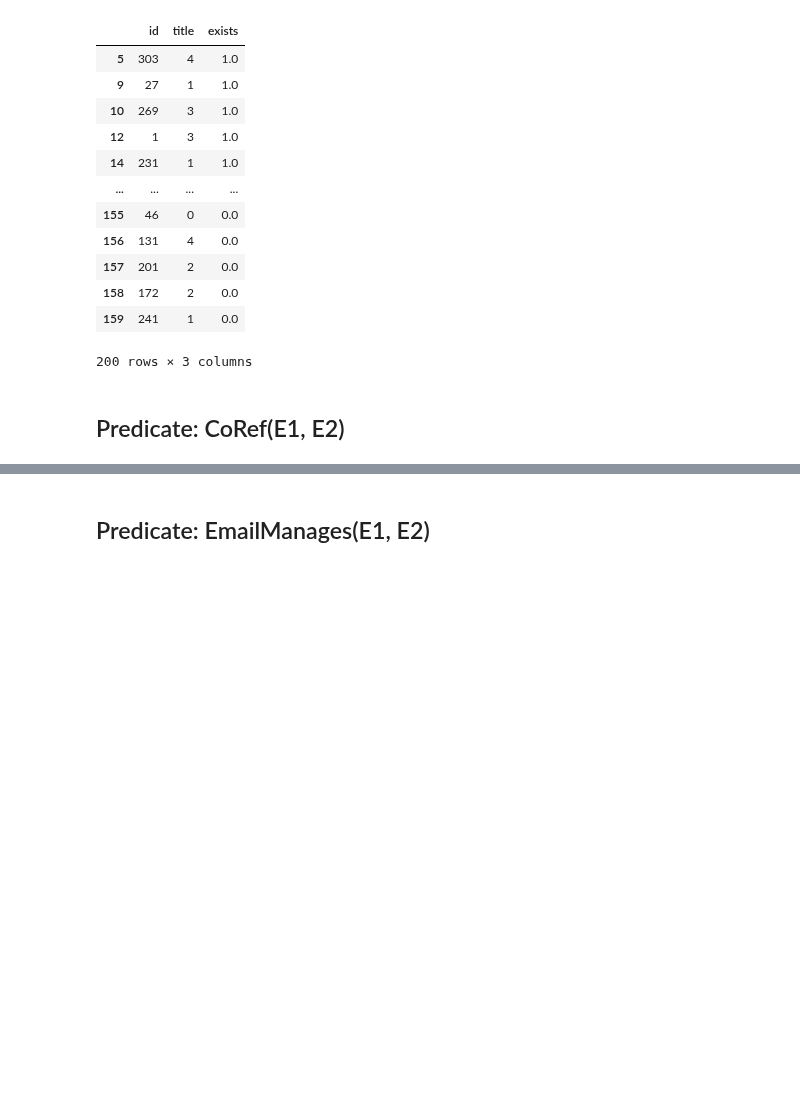
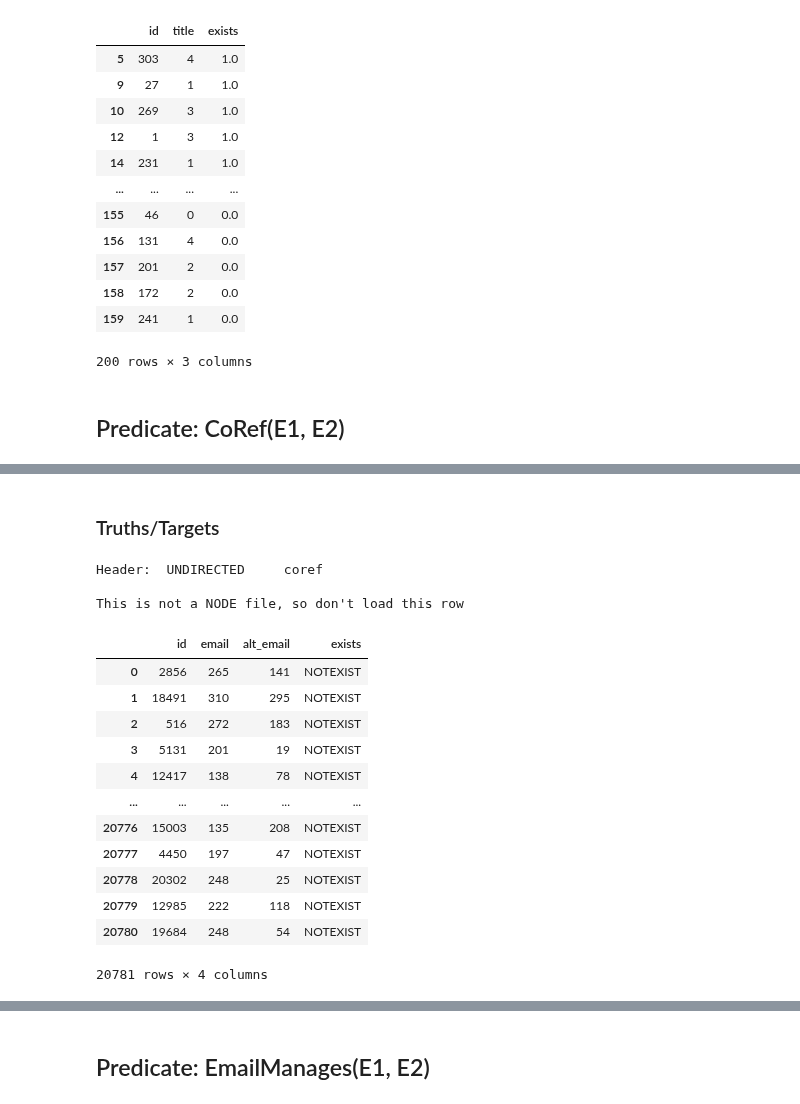
Before and after one commit to linqs/collective-graph-identification, a Jupyter notebook: scripts/Data Refactor.ipynb, the cells around one changed output, grey strips where cells are left out. Saved outputs shown, nothing was run; the diff lists cells and outputs as text; code cells hidden in the pictures; blank space fills up the shorter version.

```diff
--- a/scripts/Data Refactor.ipynb
+++ b/scripts/Data Refactor.ipynb
@@ -366,0 +377,28 @@ Name: exists, dtype: int64
+# %% [markdown]
+### Truths/Targets
+# %%
+# need to rename one of the columns due to key collision
+# use copy for safety
+!cp ../c3/namata-kdd11-data/enron/enron-samples-lowunk/outputgraph/enron.UNDIRECTED.coref.tab .
+!sed -i 's/email/alt_email/2g' enron.UNDIRECTED.coref.tab
+
+ground_truth_coref_edges = load_table('enron.UNDIRECTED.coref.tab')
+resolve_column_type(ground_truth_coref_edges)
+ground_truth_coref_edges
+# %% [output]
+Header:  UNDIRECTED     coref
+
+This is not a NODE file, so don't load this row
+|  | id | email | alt_email | exists |
+| 0 | 2856 | 265 | 141 | NOTEXIST |
+| 1 | 18491 | 310 | 295 | NOTEXIST |
+| 2 | 516 | 272 | 183 | NOTEXIST |
+| 3 | 5131 | 201 | 19 | NOTEXIST |
+| 4 | 12417 | 138 | 78 | NOTEXIST |
+| ... | ... | ... | ... | ... |
+| 20776 | 15003 | 135 | 208 | NOTEXIST |
+| 20777 | 4450 | 197 | 47 | NOTEXIST |
+| 20778 | 20302 | 248 | 25 | NOTEXIST |
+| 20779 | 12985 | 222 | 118 | NOTEXIST |
+| 20780 | 19684 | 248 | 54 | NOTEXIST |
+20781 rows × 4 columns
```
Also changed, not shown: parts of 7 cells of this notebook.
